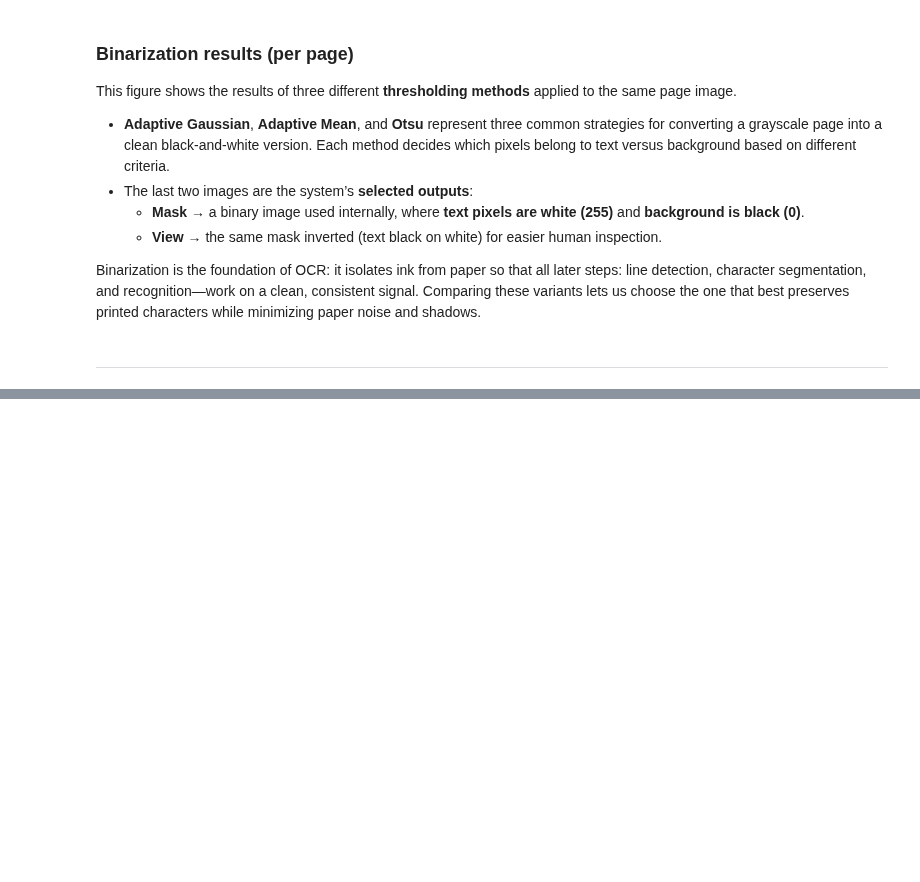
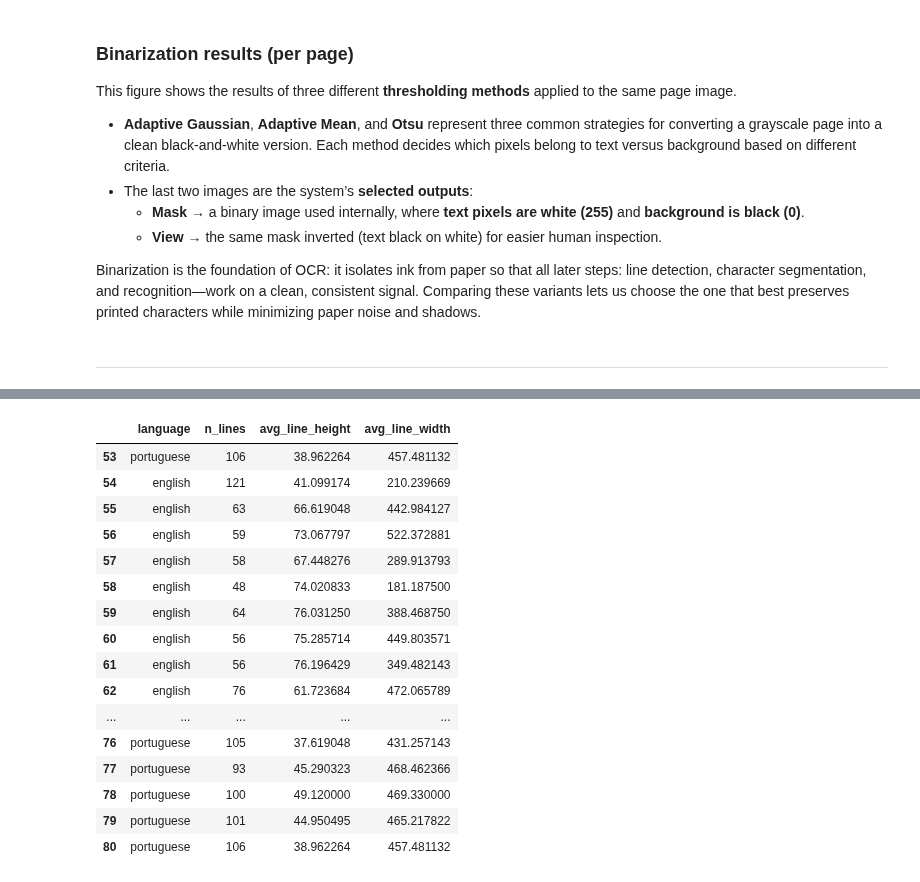
Before and after one commit to FederCO23/MonReader, a Jupyter notebook: MonReader_part2.ipynb, the cells around one changed output, grey strips where cells are left out. Cells and saved outputs as stored; diff of their text form; code cells hidden in the pictures; blank space fills up the shorter version.

```diff
--- a/MonReader_part2.ipynb
+++ b/MonReader_part2.ipynb
@@ -161,0 +205,24 @@ Binarization is the foundation of OCR: it isolates ink from paper so that all la
+# %%
+log_layout_csv = WORK_C / "layout_log.csv"
+df_layout = pd.read_csv(log_layout_csv)
+
+columns_to_exclude = ['page_out']
+df_layout.drop(columns=columns_to_exclude).tail(28)
+# %% [output]
+|  | language | n_lines | avg_line_height | avg_line_width |
+| 53 | portuguese | 106 | 38.962264 | 457.481132 |
+| 54 | english | 121 | 41.099174 | 210.239669 |
+| 55 | english | 63 | 66.619048 | 442.984127 |
+| 56 | english | 59 | 73.067797 | 522.372881 |
+| 57 | english | 58 | 67.448276 | 289.913793 |
+| 58 | english | 48 | 74.020833 | 181.187500 |
+| 59 | english | 64 | 76.031250 | 388.468750 |
+| 60 | english | 56 | 75.285714 | 449.803571 |
+| 61 | english | 56 | 76.196429 | 349.482143 |
+| 62 | english | 76 | 61.723684 | 472.065789 |
+| ... | ... | ... | ... | ... |
+| 76 | portuguese | 105 | 37.619048 | 431.257143 |
+| 77 | portuguese | 93 | 45.290323 | 468.462366 |
+| 78 | portuguese | 100 | 49.120000 | 469.330000 |
+| 79 | portuguese | 101 | 44.950495 | 465.217822 |
+| 80 | portuguese | 106 | 38.962264 | 457.481132 |
```
Also changed, not shown: parts of 19 cells of this notebook.
